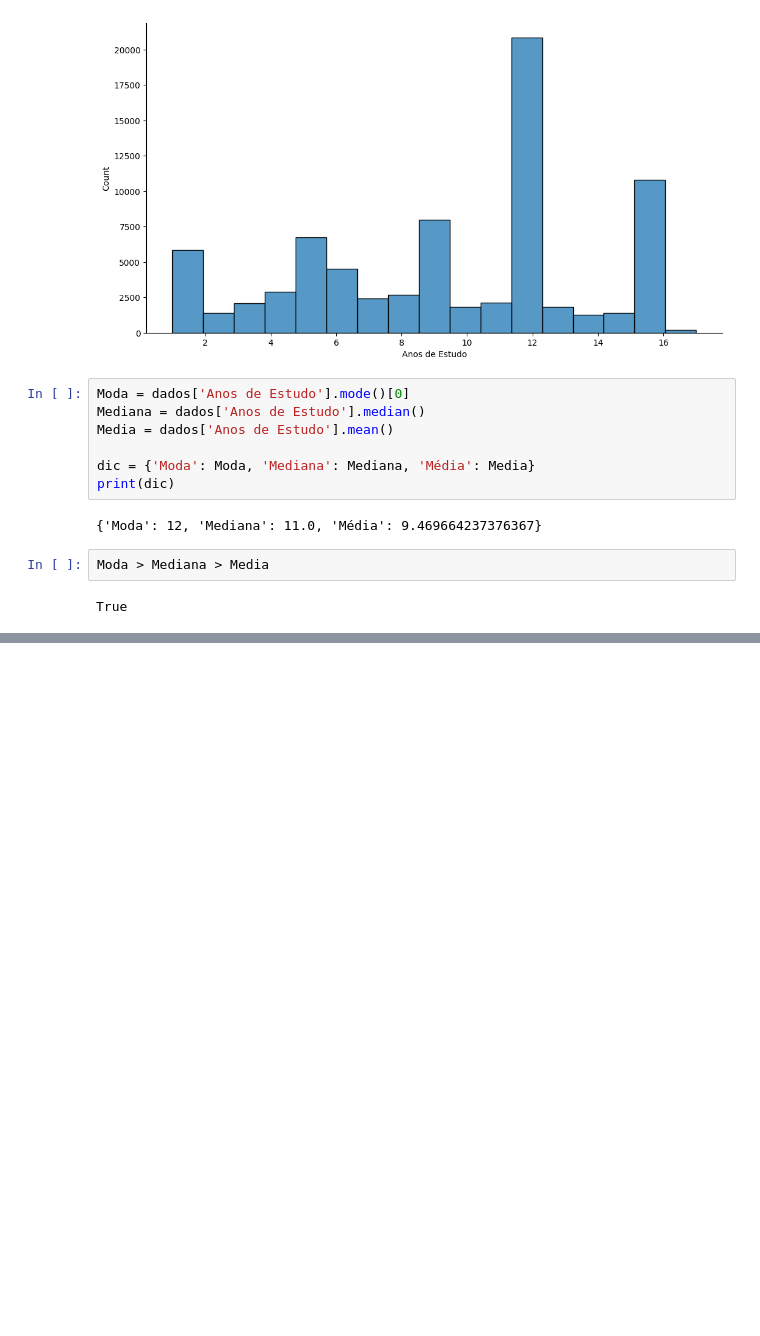
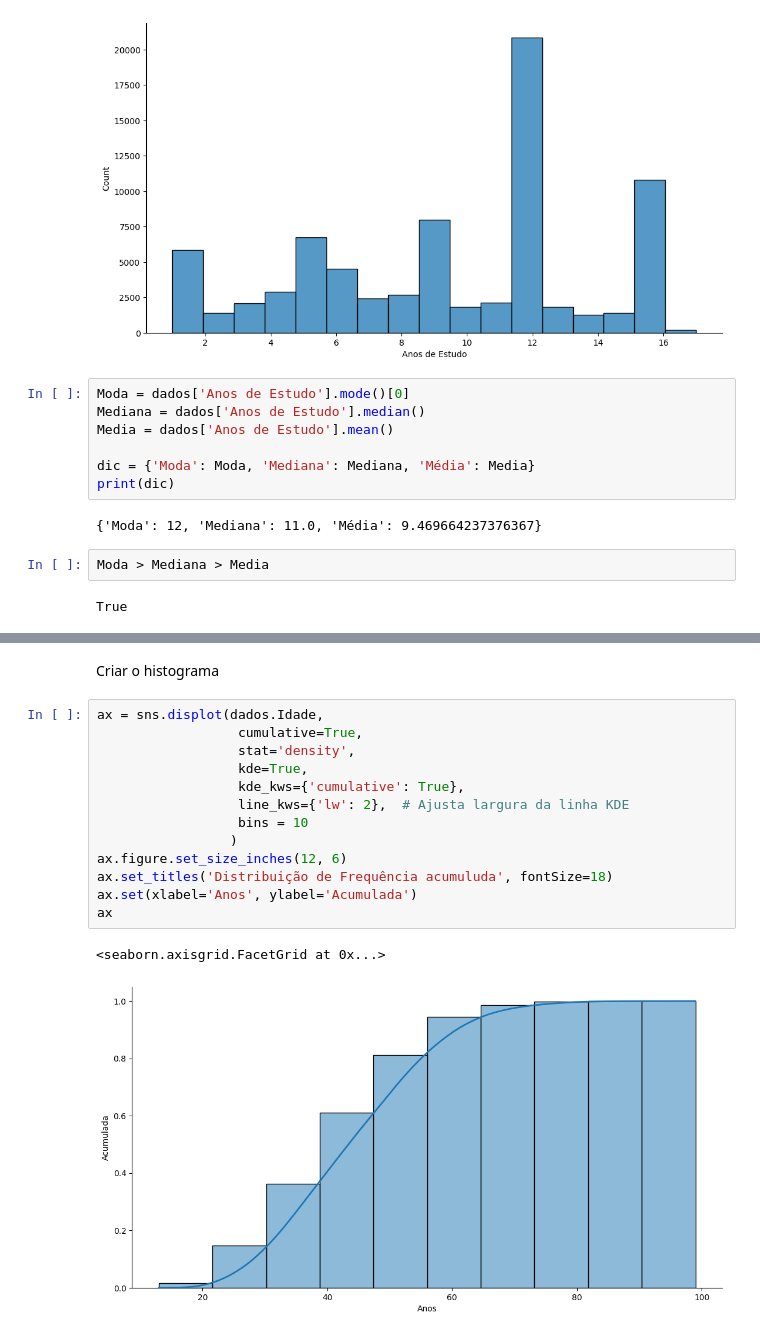
Before and after one commit to DanyloHenrique/estatisticaComPython, a Jupyter notebook: parte 1 Frequências e Medidas/estatisticaComPythonParte1.ipynb, the cells around one changed output, grey strips where cells are left out. Saved outputs shown, nothing was run; the diff lists cells and outputs as text; blank space fills up the shorter version.

```diff
--- a/parte 1 Frequências e Medidas/estatisticaComPythonParte1.ipynb
+++ b/parte 1 Frequências e Medidas/estatisticaComPythonParte1.ipynb
@@ -973,0 +1037,18 @@ True
+# %% [markdown]
+Criar o histograma
+# %%
+ax = sns.displot(dados.Idade,
+                  cumulative=True,
+                  stat='density',
+                  kde=True,
+                  kde_kws={'cumulative': True},
+                  line_kws={'lw': 2},  # Ajusta largura da linha KDE
+                  bins = 10
+                 )
+ax.figure.set_size_inches(12, 6)
+ax.set_titles('Distribuição de Frequência acumuluda', fontSize=18)
+ax.set(xlabel='Anos', ylabel='Acumulada')
+ax
+# %% [output]
+<seaborn.axisgrid.FacetGrid at 0x...>
+[figure, added]
```
Also changed, not shown: parts of 68 cells of this notebook.
